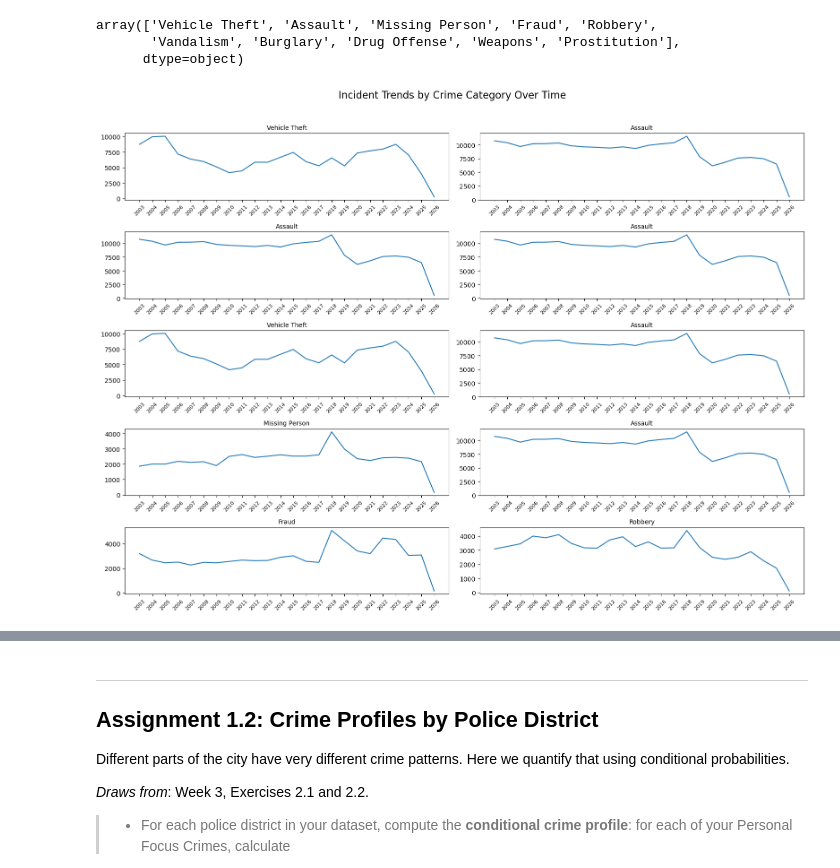
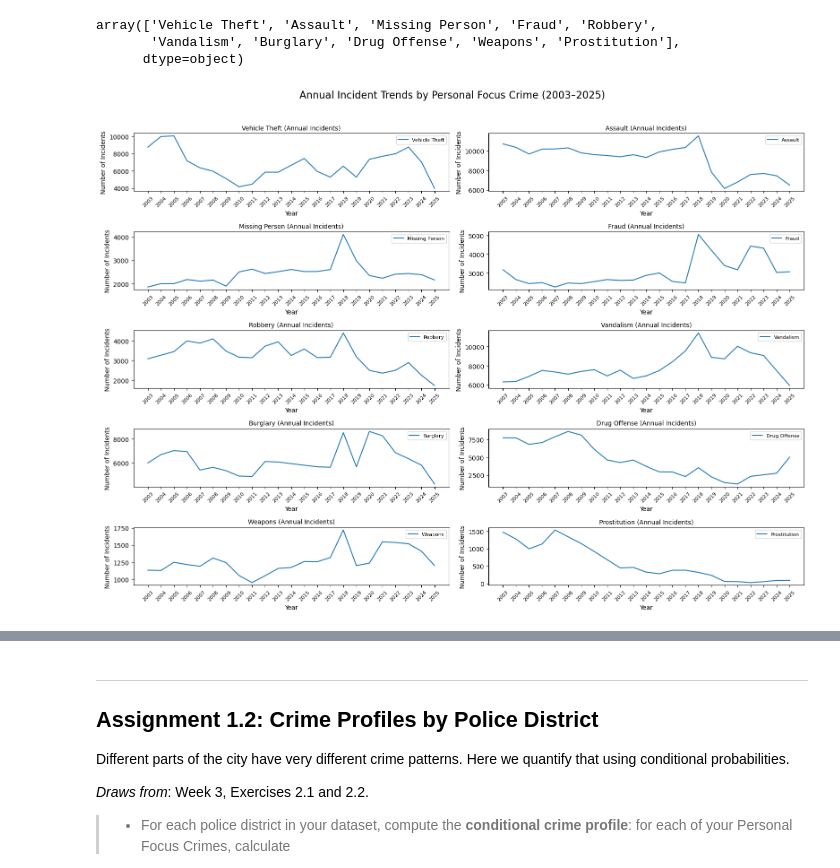
Before and after one commit to adamajane/social-data-analysis-and-visualization-02806-assignments, a Jupyter notebook: assignment_1/part1to3.ipynb, the cells around one changed output, grey strips where cells are left out. Cells and saved outputs as stored; diff of their text form; code cells hidden in the pictures.

```diff
--- a/assignment_1/part1to3.ipynb
+++ b/assignment_1/part1to3.ipynb
@@ -25,32 +27,42 @@ array(['Vehicle Theft', 'Assault', 'Missing Person', 'Fraud', 'Robbery',
 # %%
 fig, axes = plt.subplots(5, 2, figsize=(16, 12), sharex=False, sharey=False)
 axes = axes.flatten()
 
-focus_crimes = data["Focus Crime"]
+focus_crimes = data["Focus Crime"].unique()
 
 # Parse to datetime to datetime
 data["Incident Date"] = pd.to_datetime(data["Incident Date"])
+
+# Don't include 2026
+data = data[data["Incident Date"].dt.year != 2026]
+
+# for loop to create a line graph for each focus crime
 for ax, crime in zip(axes, focus_crimes):
 
+    # Get counts of focus crime per year
     counts = (
         data[data["Focus Crime"] == crime]
         .groupby(data["Incident Date"].dt.year)
         .size()
     )
 
-    counts.plot(ax=ax)
+    counts.plot(ax=ax, label=crime)
 
     # Set every year on the x-axis
     years = counts.index
     ax.set_xticks(years)
     ax.set_xticklabels(years, rotation=45, fontsize=8)
 
     ax.set_title(crime, fontsize=10)
-    ax.set_xlabel("")
-    ax.set_ylabel("")
+    ax.set_xlabel("Year")
+    ax.set_ylabel("Number of Incidents")
 
-fig.suptitle("Incident Trends by Crime Category Over Time", fontsize=16)
+    ax.legend(fontsize=8)
+
+    ax.set_title(f"{crime} (Annual Incidents)", fontsize=10)
+
+fig.suptitle("Annual Incident Trends by Personal Focus Crime (2003–2025)", fontsize=16)
 plt.tight_layout(rect=[0, 0, 1, 0.96])
 plt.show()
 # %% [output]
-[figure, old version]
+[figure, new version]
```
Also changed, not shown: parts of 15 cells of this notebook.
